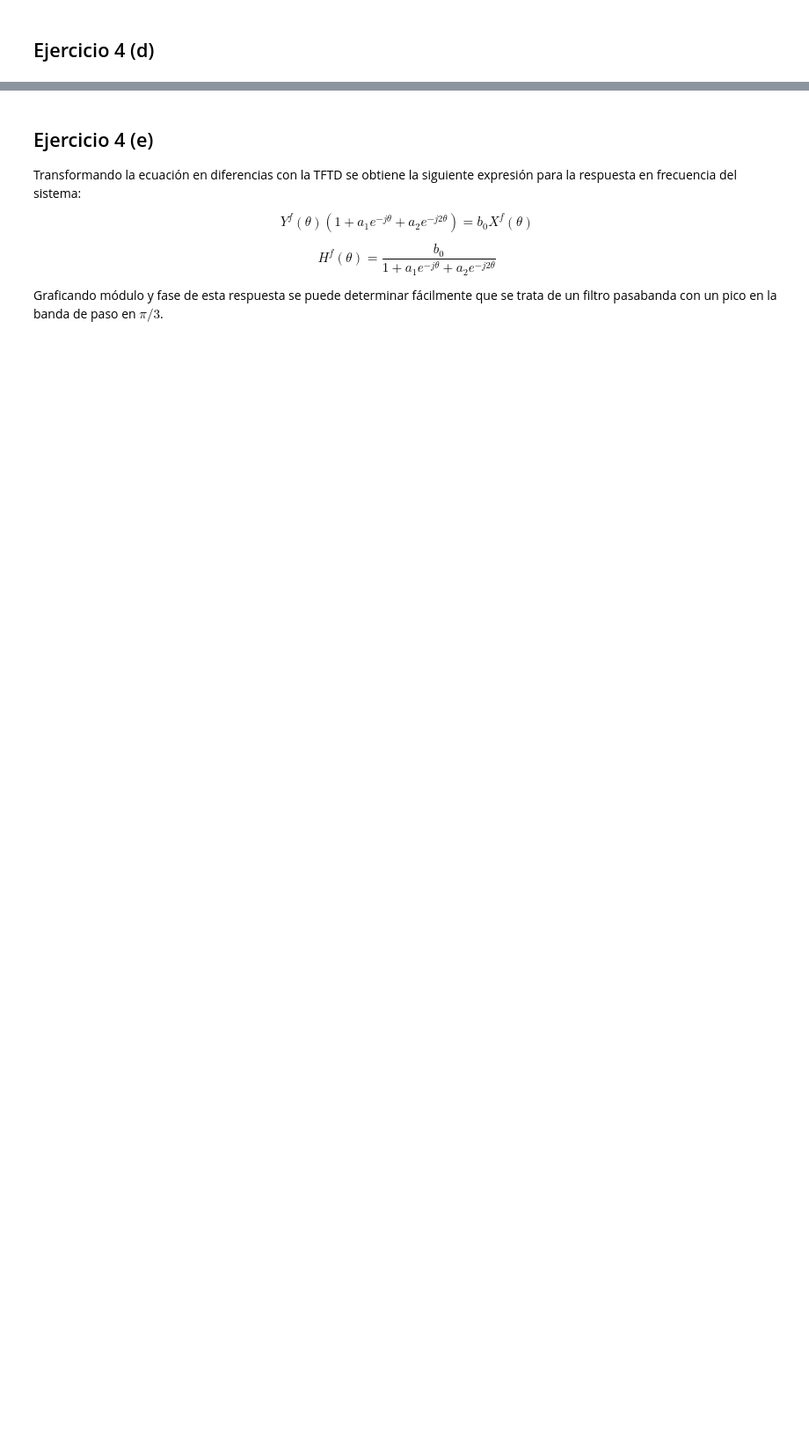
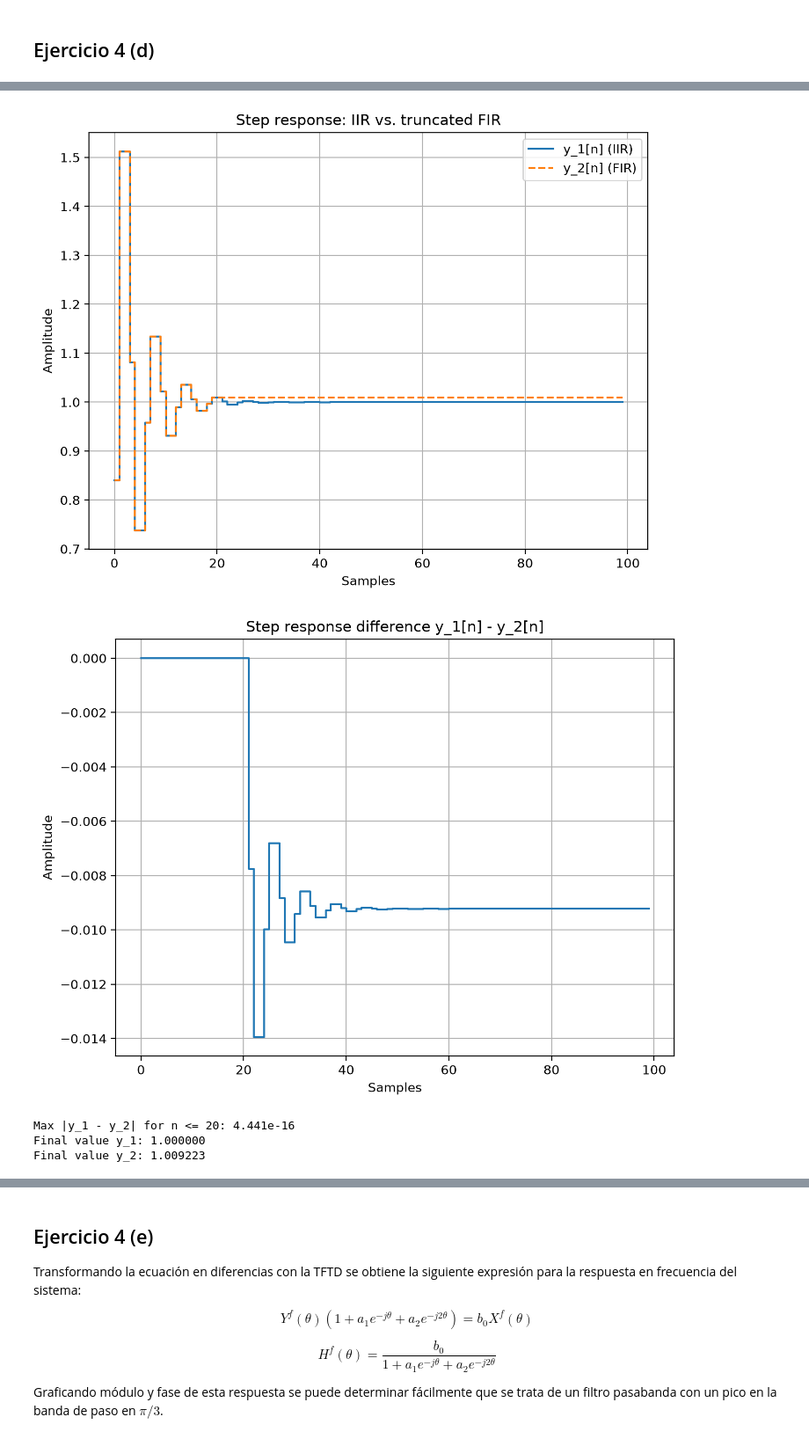
Before and after one commit to estanislaocrivos/digital-signal-processing-course, a Jupyter notebook: gp-01/ej-04.ipynb, the cells around one changed output, grey strips where cells are left out. Shown at 88% size. Saved outputs shown, nothing was run; the diff lists cells and outputs as text; code cells hidden in the pictures; blank space fills up the shorter version.

```diff
--- a/gp-01/ej-04.ipynb
+++ b/gp-01/ej-04.ipynb
@@ -145,15 +71,12 @@ show()
 n_samples = 100
 n = arange(n_samples)
 
-# System input (unit step function)
 x = ones(n_samples)
-
-# System output
-step_response_iir = lfilter(b, a, x)
+y_1 = lfilter(b, a, x)
 
 figure(1, figsize=(8, 6), dpi=200)
-step(n, step_response_iir, where="post")
-ylim((0, ceil(max(step_response_iir))))
+step(n, y_1, where="post")
+ylim((0, ceil(max(y_1))))
 xlabel("Samples")
 ylabel("Amplitude")
 title("IIR filter response to the unit step function")
@@ -199,0 +119,28 @@ show()
+# %%
+figure(1, figsize=(8, 6), dpi=200)
+step(n, y_1, where="post", label="y_1[n] (IIR)")
+step(n, y_2, where="post", linestyle="--", label="y_2[n] (FIR)")
+xlabel("Samples")
+ylabel("Amplitude")
+title("Step response: IIR vs. truncated FIR")
+legend()
+grid(True)
+show()
+
+figure(1, figsize=(8, 6), dpi=200)
+step(n, y_1 - y_2, where="post")
+xlabel("Samples")
+ylabel("Amplitude")
+title("Step response difference y_1[n] - y_2[n]")
+grid(True)
+show()
+
+print(f"Max |y_1 - y_2| for n <= 20: {abs(y_1[:21] - y_2[:21]).max():.3e}")
+print(f"Final value y_1: {y_1[-1]:.6f}")
+print(f"Final value y_2: {y_2[-1]:.6f}")
+# %% [output]
+[figure, added]
+[figure, added]
+Max |y_1 - y_2| for n <= 20: 4.441e-16
+Final value y_1: 1.000000
+Final value y_2: 1.009223
```
Also changed, not shown: parts of 6 cells of this notebook.
